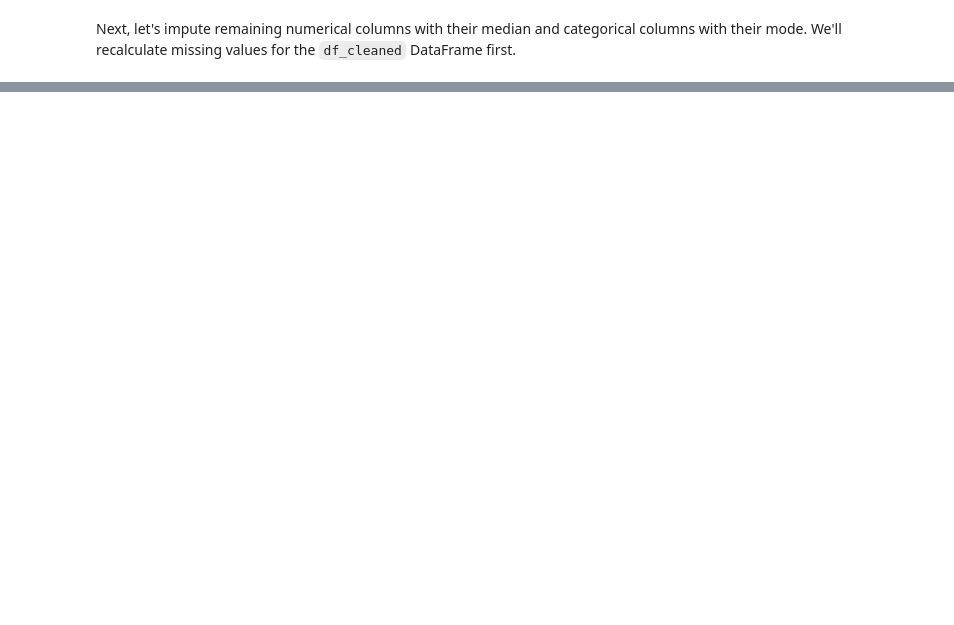
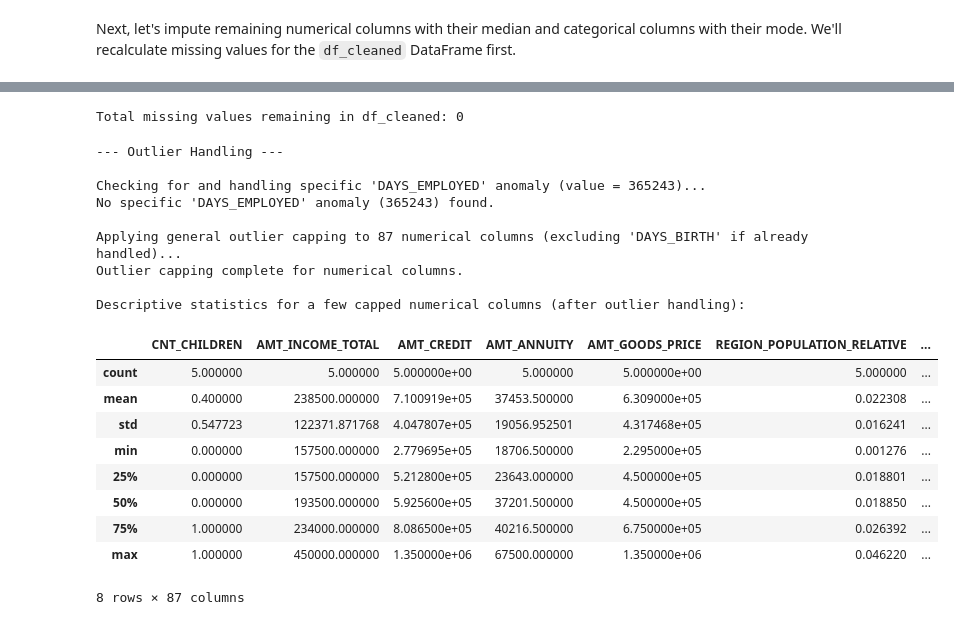
Before and after one commit to spdb9876/loan-default-prediction, a Jupyter notebook: 01_data_wrangling.ipynb, the cells around one changed output, grey strips where cells are left out. Saved outputs shown, nothing was run; the diff lists cells and outputs as text; code cells hidden in the pictures; blank space fills up the shorter version.

```diff
--- a/01_data_wrangling.ipynb
+++ b/01_data_wrangling.ipynb
@@ -57,0 +61,24 @@ display(df.head())
+# %%
+
+
+# Define the zip file name and the expected extracted file path
+zip_file_path = os.path.join(output_directory, f"{file_name}.zip")
+extracted_csv_path = os.path.join(output_directory, file_name)
+
+# Check if the zip file exists and the CSV file has not been extracted yet
+if os.path.exists(zip_file_path) and not os.path.exists(extracted_csv_path):
+    print(f"Unzipping {zip_file_path} to {output_directory}...")
+    with zipfile.ZipFile(zip_file_path, 'r') as zip_ref:
+        zip_ref.extractall(output_directory)
+    print(f"Extracted {file_name} from {zip_file_path}.")
+elif os.path.exists(extracted_csv_path):
+    print(f"File {file_name} already extracted at {extracted_csv_path}.")
+else:
+    print(f"Warning: Neither zip file {zip_file_path} nor extracted CSV {extracted_csv_path} found. Attempting to proceed with reading CSV.")
+
+# Load the extracted CSV file into a pandas DataFrame
+df = pd.read_csv(extracted_csv_path)
+
+# Display the first 5 rows of the DataFrame
+print(f"\nDisplaying the first 5 rows of {file_name}:")
+display(df.head())
@@ -156,5 +284,7 @@ print(df_cleaned.isnull().sum().sum()) # Should be 0 if all missing values are h
 # %%
 print("Total missing values remaining in df_cleaned:", df_cleaned.isnull().sum().sum())
+# %% [output]
+Total missing values remaining in df_cleaned: 0
 # %%
 print("\n--- Outlier Handling ---\n")
 
@@ -165,44 +295,66 @@ print("\n--- Outlier Handling ---\n")
 print("Checking for and handling specific 'DAYS_EMPLOYED' anomaly (value = 365243)...")
 anomaly_count = df_cleaned[df_cleaned['DAYS_EMPLOYED'] == 365243].shape[0]
 if anomaly_count > 0:
-    df_cleaned['DAYS_EMPLOYED'] = df_cleaned['DAYS_EMPLOYED'].replace({365243: float('nan')},inplace=True)
+    # FIX: Correctly assign result of replace; remove inplace=True if assigning
+    df_cleaned['DAYS_EMPLOYED'] = df_cleaned['DAYS_EMPLOYED'].replace({365243: float('nan')})
     print(f"Replaced {anomaly_count} anomalous 'DAYS_EMPLOYED' values (365243) with NaN.")
 else:
     print("No specific 'DAYS_EMPLOYED' anomaly (365243) found.")
 
-df_cleaned['AMT_INCOME_TOTAL'] = df_cleaned['AMT_INCOME_TOTAL'].clip(df['AMT_INCOME_TOTAL'], 0, 1e6)
+# FIX: Correct arguments for clip function
+df_cleaned['AMT_INCOME_TOTAL'] = df_cleaned['AMT_INCOME_TOTAL'].clip(lower=0, upper=1e6)
 
 # --- General Outlier Capping ---
 # Select only numerical columns for outlier detection
 numerical_cols = df_cleaned.select_dtypes(include=['int64', 'float64']).columns
 
 # Exclude 'SK_ID_CURR' and 'TARGET' as they are identifiers/target variable
 numerical_cols = numerical_cols.drop(['SK_ID_CURR', 'TARGET'], errors='ignore')
 
 print(f"\nApplying general outlier capping to {len(numerical_cols)} numerical columns (excluding 'DAYS_BIRTH' if already handled)...")
 
 for col in numerical_cols:
-    # We'll skip 'DAYS_BIRTH' if it has NaNs (from previous anomaly handling) or if we want specific treatment for it
+    # We'll skip 'DAYS_Employed' if it has NaNs (from previous anomaly handling) or if we want specific treatment for it
     # The previous anomaly handling replaces 365243 with NaN. Now, we might want to impute these NaNs if they exist.
     if col == 'DAYS_EMPLOYED':
-        # Re-impute 'DAYS_BIRTH' NaNs with median after anomaly detection
+        # Re-impute 'DAYS_Employed' NaNs with median after anomaly detection
         if df_cleaned['DAYS_EMPLOYED'].isnull().any():
             median_birth = df_cleaned['DAYS_EMPLOYED'].median()
             df_cleaned['DAYS_EMPLOYED'].fillna(median_birth, inplace=True)
             print(f"Imputed NaNs in 'DAYS_EMPLOYED' with median: {median_birth}")
-        continue # Skip general capping for DAYS_BIRTH as it was specifically treated
+        continue # Skip general capping for DAYS_Employed as it was specifically treated
 
     Q1 = df_cleaned[col].quantile(0.01)
     Q3 = df_cleaned[col].quantile(0.99)
 
     # Using the IQR method for capping as discussed earlier
     IQR = Q3 - Q1
     lower_bound = Q1 - 1.5 * IQR
     upper_bound = Q3 + 1.5 * IQR
     df_cleaned[col] = df_cleaned[col].clip(lower=lower_bound, upper=upper_bound)
 
 print("Outlier capping complete for numerical columns.")
 
 # Display some descriptive statistics to show the effect of capping
 print("\nDescriptive statistics for a few capped numerical columns (after outlier handling):")
 display(df_cleaned[numerical_cols].sample(5).describe())
+# %% [output]
+--- Outlier Handling ---
+
+Checking for and handling specific 'DAYS_EMPLOYED' anomaly (value = 365243)...
+No specific 'DAYS_EMPLOYED' anomaly (365243) found.
+
+Applying general outlier capping to 87 numerical columns (excluding 'DAYS_BIRTH' if already handled)...
+Outlier capping complete for numerical columns.
+
+Descriptive statistics for a few capped numerical columns (after outlier handling):
+|  | CNT_CHILDREN | AMT_INCOME_TOTAL | AMT_CREDIT | AMT_ANNUITY | AMT_GOODS_PRICE | REGION_POPULATION_RELATIVE | ... |
+| count | 5.000000 | 5.000000 | 5.000000e+00 | 5.000000 | 5.000000e+00 | 5.000000 | ... |
+| mean | 0.400000 | 238500.000000 | 7.100919e+05 | 37453.500000 | 6.309000e+05 | 0.022308 | ... |
+| std | 0.547723 | 122371.871768 | 4.047807e+05 | 19056.952501 | 4.317468e+05 | 0.016241 | ... |
+| min | 0.000000 | 157500.000000 | 2.779695e+05 | 18706.500000 | 2.295000e+05 | 0.001276 | ... |
+| 25% | 0.000000 | 157500.000000 | 5.212800e+05 | 23643.000000 | 4.500000e+05 | 0.018801 | ... |
+| 50% | 0.000000 | 193500.000000 | 5.925600e+05 | 37201.500000 | 4.500000e+05 | 0.018850 | ... |
+| 75% | 1.000000 | 234000.000000 | 8.086500e+05 | 40216.500000 | 6.750000e+05 | 0.026392 | ... |
+| max | 1.000000 | 450000.000000 | 1.350000e+06 | 67500.000000 | 1.350000e+06 | 0.046220 | ... |
+8 rows × 87 columns
```
Also changed, not shown: parts of 10 cells of this notebook.
